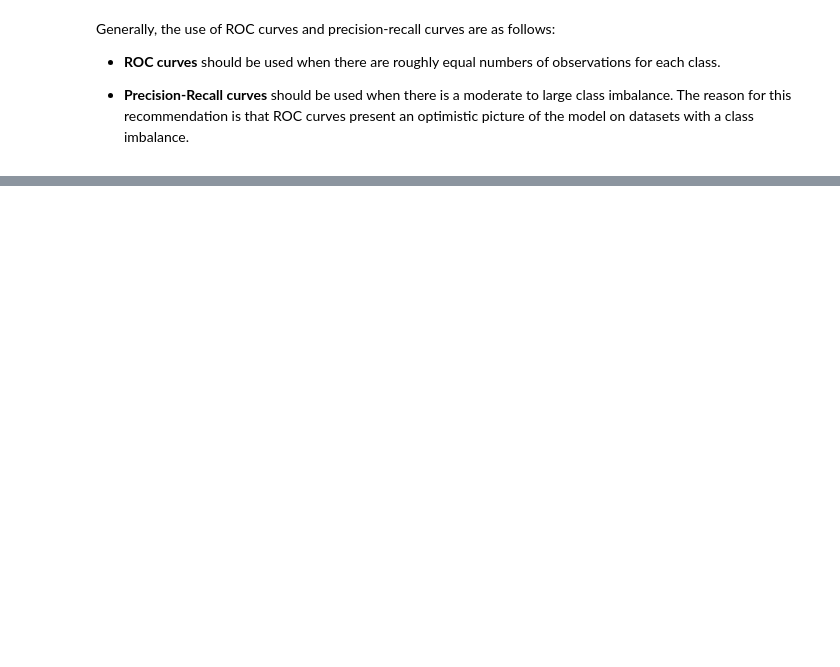
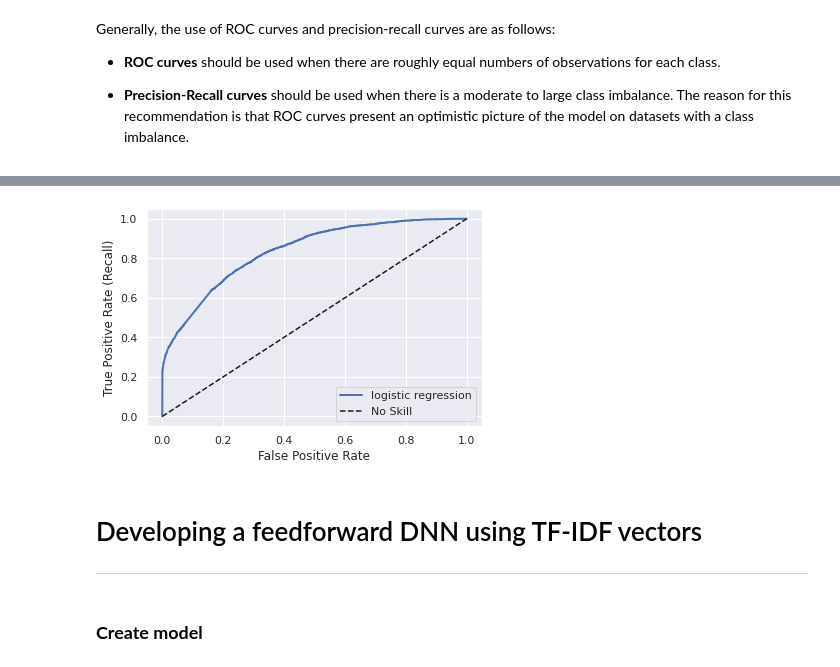
Before and after one commit to marabian/toxic-comment-classification, a Jupyter notebook: toxic-comment-classification.ipynb, the cells around one changed output, grey strips where cells are left out. Saved outputs shown, nothing was run; the diff lists cells and outputs as text; code cells hidden in the pictures; blank space fills up the shorter version.

```diff
--- a/toxic-comment-classification.ipynb
+++ b/toxic-comment-classification.ipynb
@@ -568,0 +669,17 @@ Generally, the use of ROC curves and precision-recall curves are as follows:
+# %%
+from sklearn.metrics import roc_curve
+
+def plot_roc_curve(y_actual, y_probs, label=None):
+    # compute the TPR and FPR for various threshold values,
+    fpr, tpr, thresholds = roc_curve(y_actual, y_probs)
+
+    plt.plot(fpr, tpr, linewidth=2, label=label)
+    plt.plot([0, 1], [0, 1], 'k--', label='No Skill') # dashed diagonal
+    plt.xlabel("False Positive Rate")
+    plt.ylabel("True Positive Rate (Recall)")
+
+    # show the legend
+    plt.legend()
+
+    # show the plot
+    plt.show()
@@ -568,0 +722,9 @@ Generally, the use of ROC curves and precision-recall curves are as follows:
+# %%
+plot_roc_curve(test.toxic, y_test_probs, 'logistic regression')
+# %% [output]
+[figure, added]
+# %% [markdown]
+# Developing a feedforward DNN using TF-IDF vectors
+***
+# %% [markdown]
+### **Create model**
```
Also changed, not shown: parts of 72 cells of this notebook.
